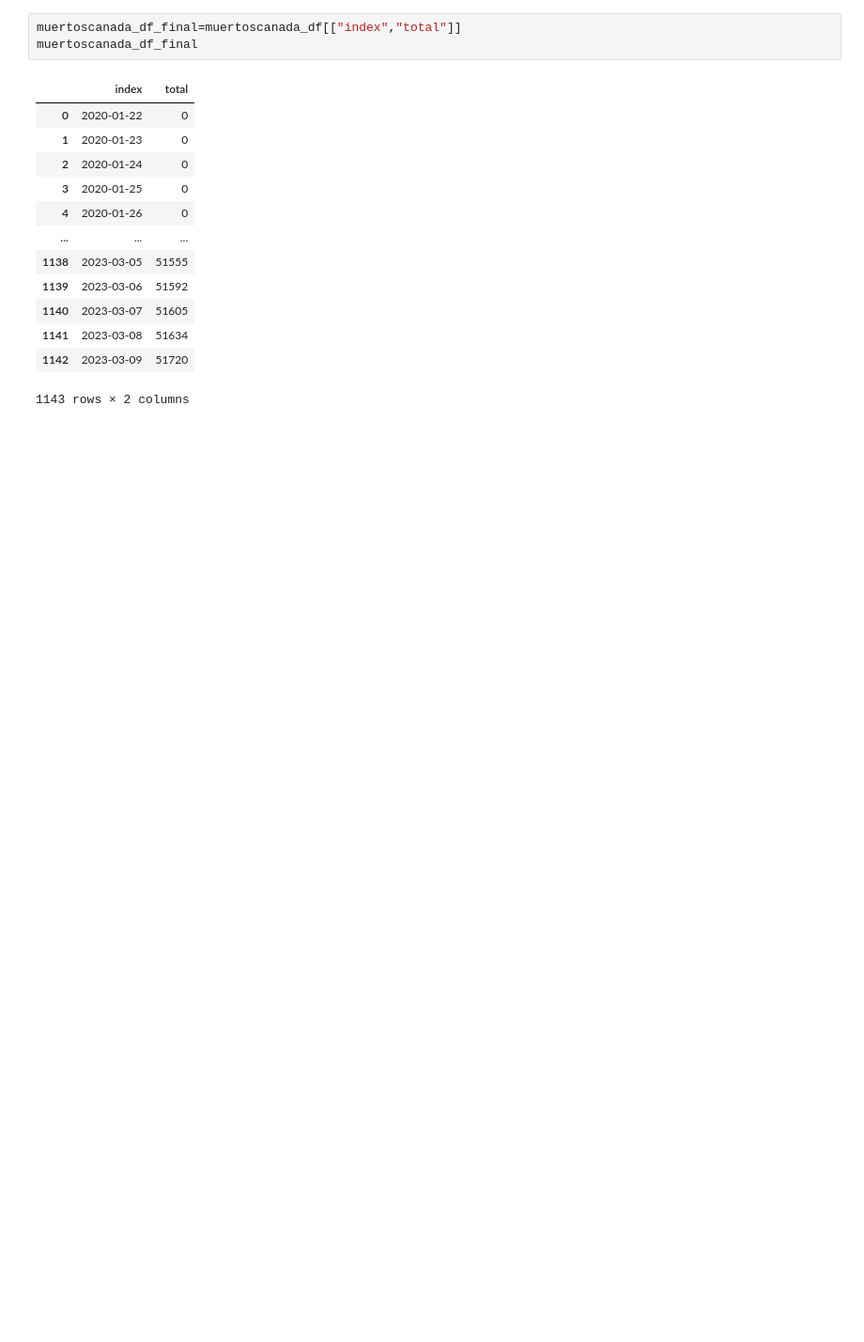
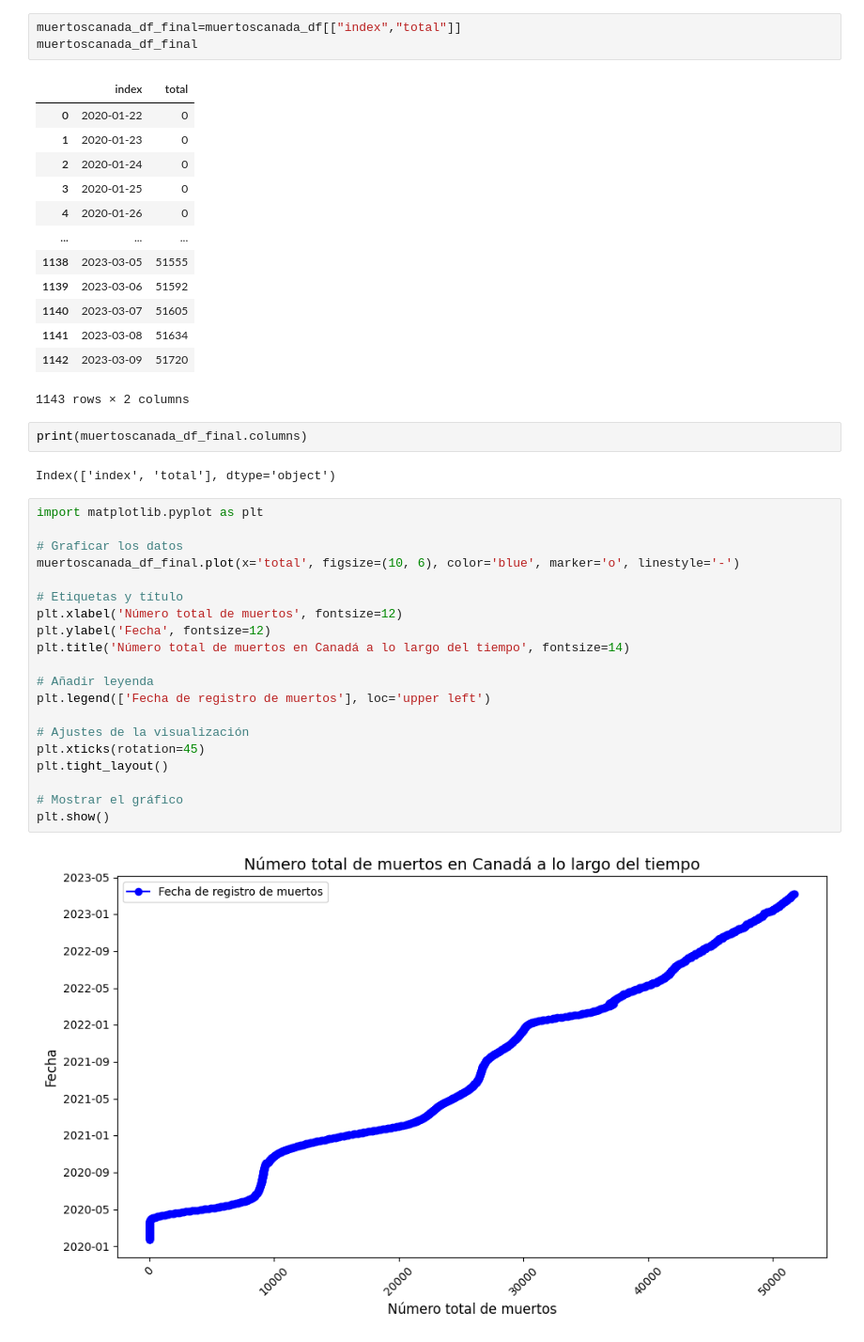
Before and after one commit to Nebulads3/Solemne1, a Jupyter notebook: codigo.ipynb, the cells around one changed output. Shown at 94% size. Cells and saved outputs as stored; diff of their text form; blank space fills up the shorter version.

Commit message:
Se agrego un gráfico de línea

```diff
--- a/codigo.ipynb
+++ b/codigo.ipynb
@@ -168,3 +168,29 @@ muertoscanada_df_final
 | 1141 | 2023-03-08 | 51634 |
 | 1142 | 2023-03-09 | 51720 |
 1143 rows × 2 columns
+# %%
+print(muertoscanada_df_final.columns)
+# %% [output]
+Index(['index', 'total'], dtype='object')
+# %%
+import matplotlib.pyplot as plt
+
+# Graficar los datos
+muertoscanada_df_final.plot(x='total', figsize=(10, 6), color='blue', marker='o', linestyle='-')
+
+# Etiquetas y título
+plt.xlabel('Número total de muertos', fontsize=12)
+plt.ylabel('Fecha', fontsize=12)
+plt.title('Número total de muertos en Canadá a lo largo del tiempo', fontsize=14)
+
+# Añadir leyenda
+plt.legend(['Fecha de registro de muertos'], loc='upper left')
+
+# Ajustes de la visualización
+plt.xticks(rotation=45)
+plt.tight_layout()
+
+# Mostrar el gráfico
+plt.show()
+# %% [output]
+[figure, added]
```
Also changed, not shown: parts of 2 cells of this notebook.
